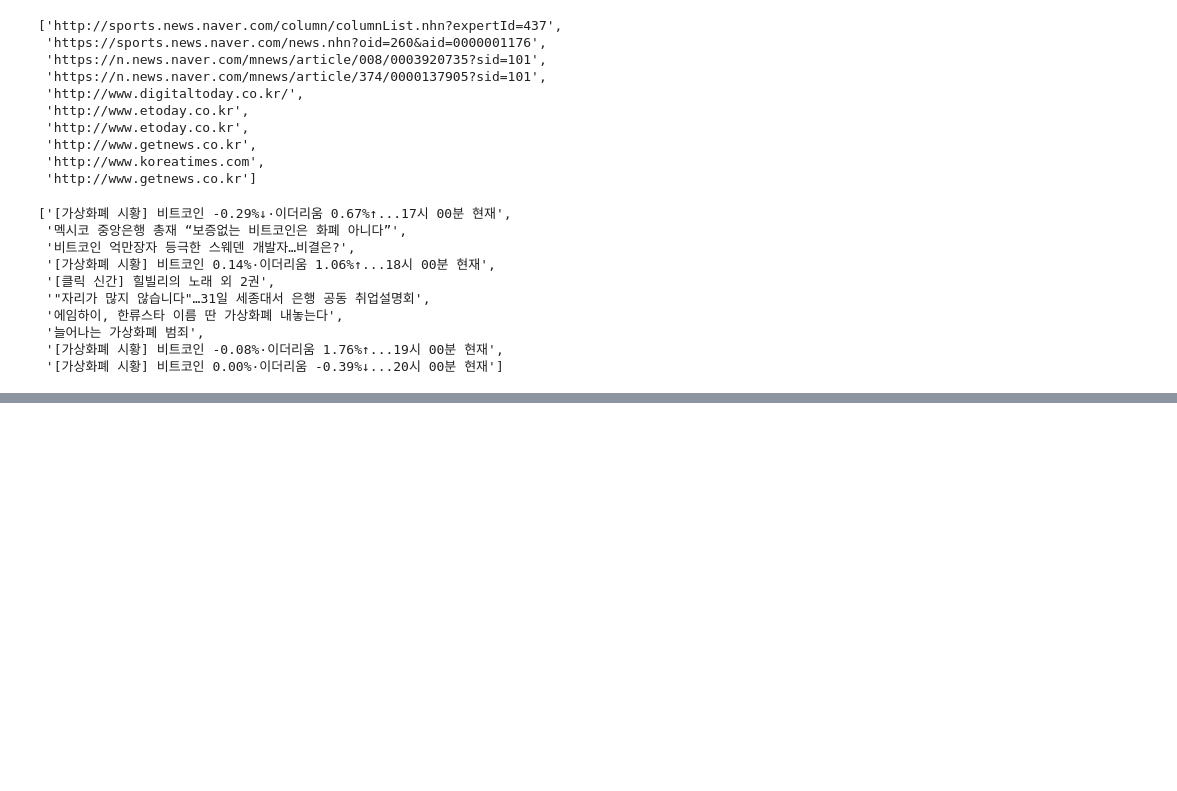
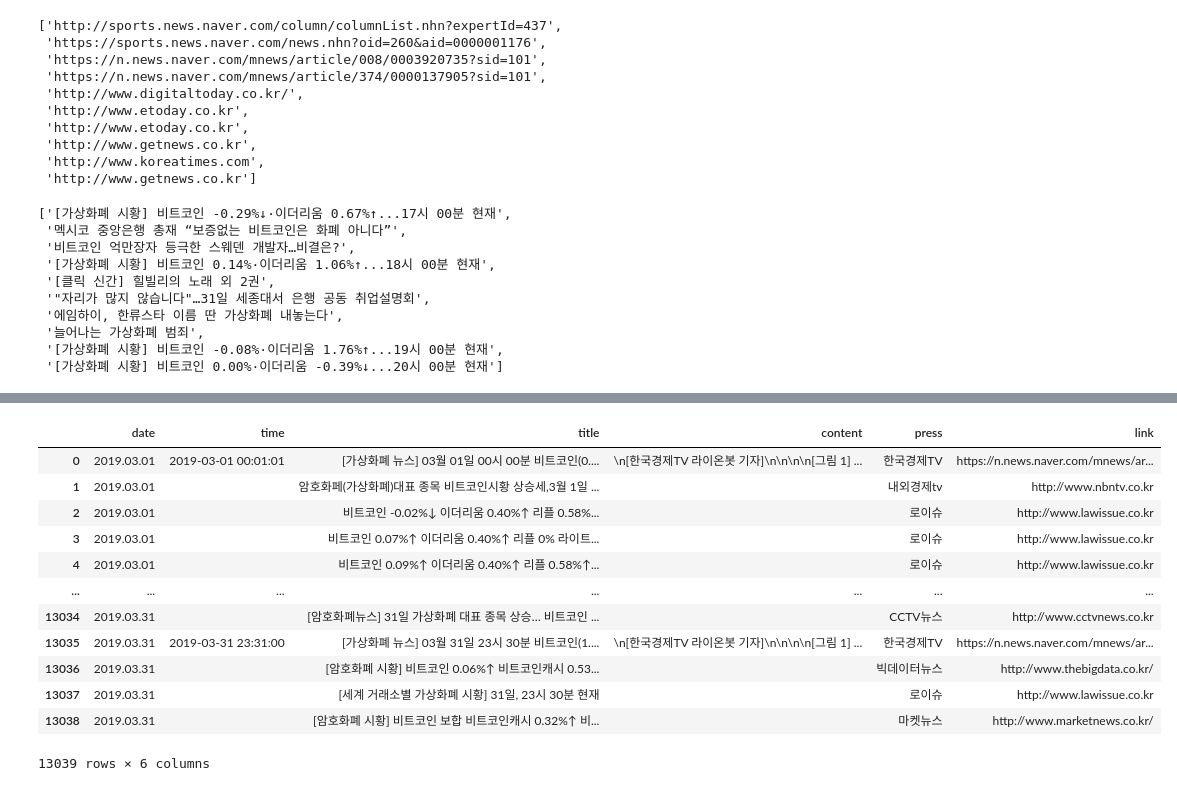
Before and after one commit to boyu571/LLM_based_investment_research, a Jupyter notebook: v5_naver_news_crawling.ipynb, the cells around one changed output, grey strips where cells are left out. Cells and saved outputs as stored; diff of their text form; code cells hidden in the pictures; blank space fills up the shorter version.

```diff
--- a/v5_naver_news_crawling.ipynb
+++ b/v5_naver_news_crawling.ipynb
@@ -229 +280,17 @@ print(len(df1)+len(df2)+len(df3))
+# %%
+result
+# %% [output]
+|  | date | time | title | content | press | link |
+| 0 | 2019.03.01 | 2019-03-01 00:01:01 | [가상화폐 뉴스] 03월 01일 00시 00분 비트코인(0.... | \n[한국경제TV 라이온봇 기자]\n\n\n\n[그림 1] ... | 한국경제TV | https://n.news.naver.com/mnews/ar... |
+| 1 | 2019.03.01 |  | 암호화페(가상화폐)대표 종목 비트코인시황 상승세,3월 1일 ... |  | 내외경제tv | http://www.nbntv.co.kr |
+| 2 | 2019.03.01 |  | 비트코인 -0.02%↓ 이더리움 0.40%↑ 리플 0.58%... |  | 로이슈 | http://www.lawissue.co.kr |
+| 3 | 2019.03.01 |  | 비트코인 0.07%↑ 이더리움 0.40%↑ 리플 0% 라이트... |  | 로이슈 | http://www.lawissue.co.kr |
+| 4 | 2019.03.01 |  | 비트코인 0.09%↑ 이더리움 0.40%↑ 리플 0.58%↑... |  | 로이슈 | http://www.lawissue.co.kr |
+| ... | ... | ... | ... | ... | ... | ... |
+| 13034 | 2019.03.31 |  | [암호화폐뉴스] 31일 가상화폐 대표 종목 상승… 비트코인 ... |  | CCTV뉴스 | http://www.cctvnews.co.kr |
+| 13035 | 2019.03.31 | 2019-03-31 23:31:00 | [가상화폐 뉴스] 03월 31일 23시 30분 비트코인(1.... | \n[한국경제TV 라이온봇 기자]\n\n\n\n[그림 1] ... | 한국경제TV | https://n.news.naver.com/mnews/ar... |
+| 13036 | 2019.03.31 |  | [암호화폐 시황] 비트코인 0.06%↑ 비트코인캐시 0.53... |  | 빅데이터뉴스 | http://www.thebigdata.co.kr/ |
+| 13037 | 2019.03.31 |  | [세계 거래소별 가상화폐 시황] 31일, 23시 30분 현재 |  | 로이슈 | http://www.lawissue.co.kr |
+| 13038 | 2019.03.31 |  | [암호화폐 시황] 비트코인 보합 비트코인캐시 0.32%↑ 비... |  | 마켓뉴스 | http://www.marketnews.co.kr/ |
+13039 rows × 6 columns
 # %%
```
Also changed, not shown: parts of 11 cells of this notebook, 16 other files.
